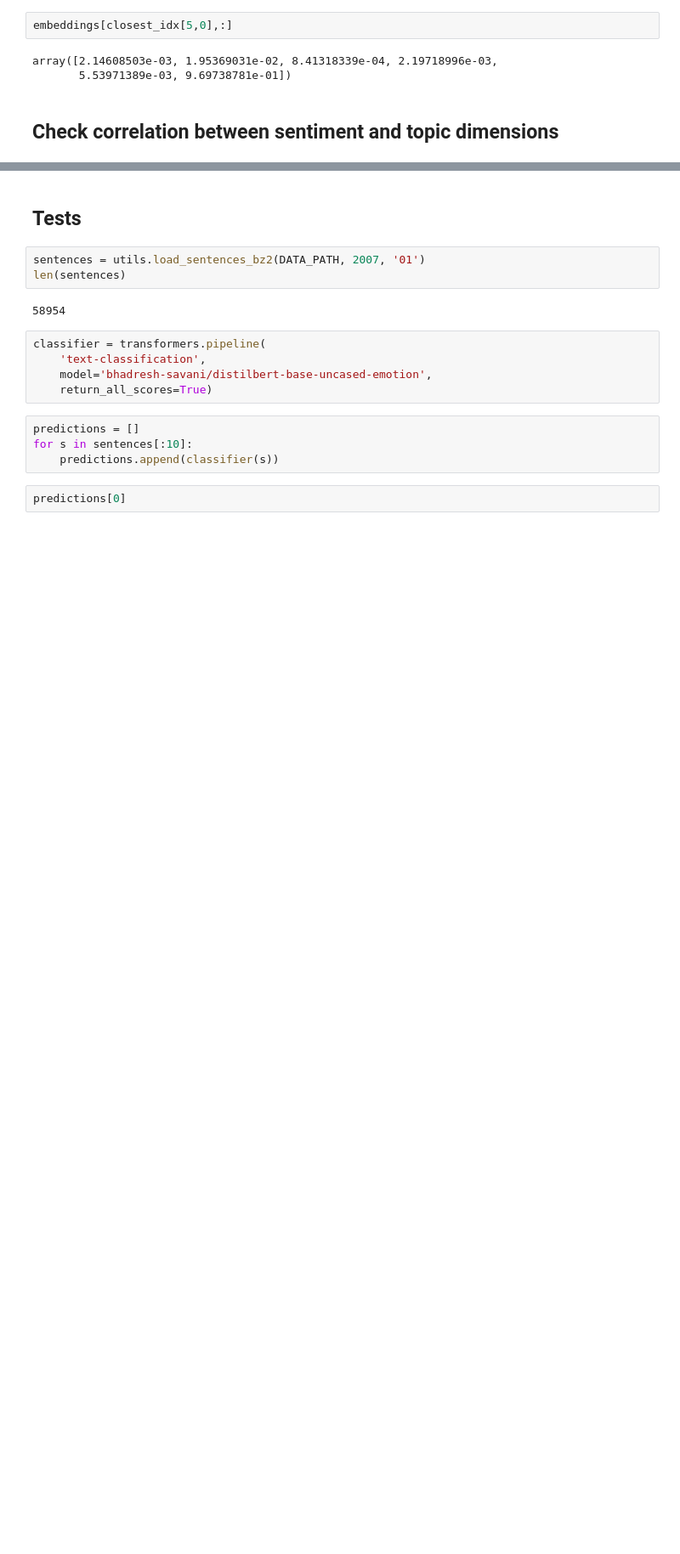
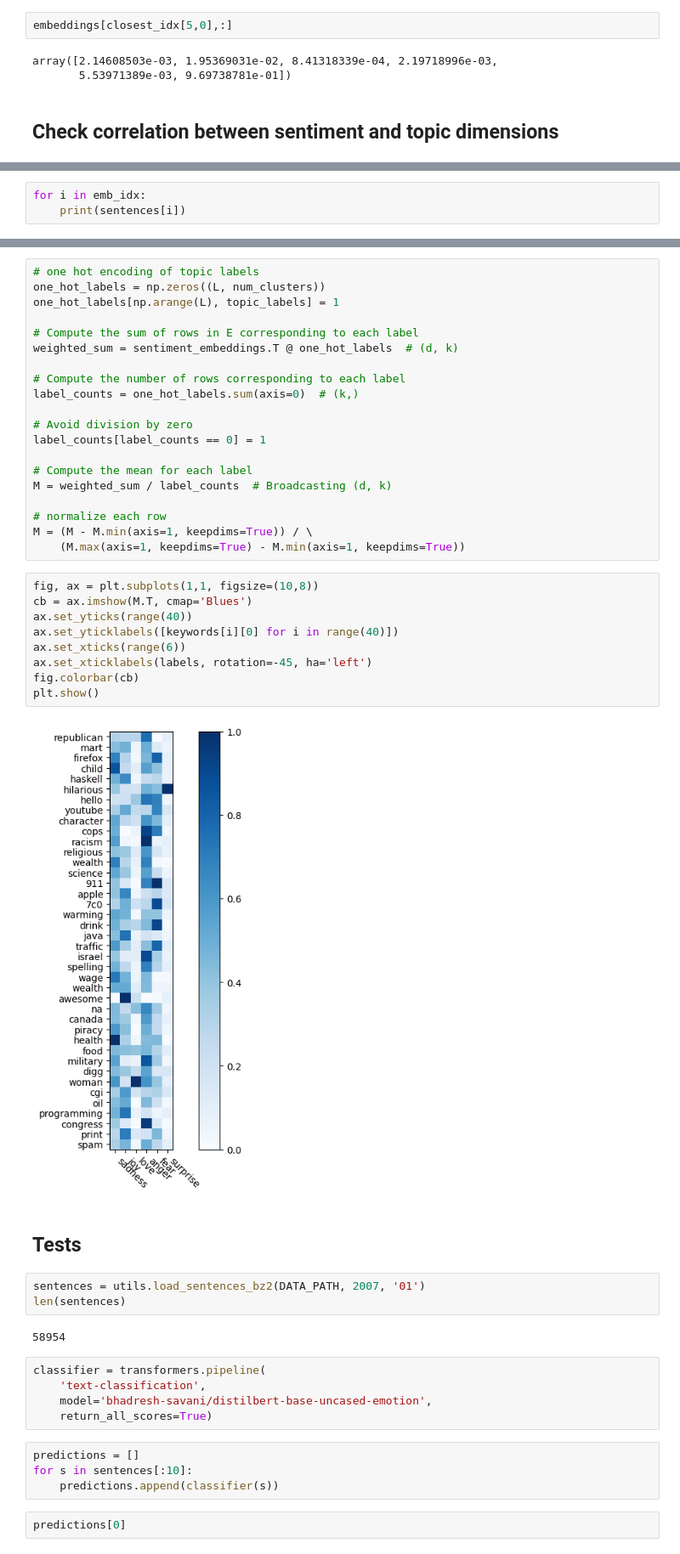
Before and after one commit to stmorse/reddit, a Jupyter notebook: analysis/sandbox3_nontopic.ipynb, the cells around one changed output, grey strips where cells are left out. Shown at 85% size. Drawn from its saved outputs; the diff is of its cells as text; blank space fills up the shorter version.

```diff
--- a/analysis/sandbox3_nontopic.ipynb
+++ b/analysis/sandbox3_nontopic.ipynb
@@ -250,0 +819,3 @@ array([2.14608503e-03, 1.95369031e-02, 8.41318339e-04, 2.19718996e-03,
+# %%
+for i in emb_idx:
+    print(sentences[i])
@@ -251,3 +840,34 @@ array([2.14608503e-03, 1.95369031e-02, 8.41318339e-04, 2.19718996e-03,
+# %%
+# one hot encoding of topic labels
+one_hot_labels = np.zeros((L, num_clusters))
+one_hot_labels[np.arange(L), topic_labels] = 1
+
+# Compute the sum of rows in E corresponding to each label
+weighted_sum = sentiment_embeddings.T @ one_hot_labels  # (d, k)
+
+# Compute the number of rows corresponding to each label
+label_counts = one_hot_labels.sum(axis=0)  # (k,)
+
+# Avoid division by zero
+label_counts[label_counts == 0] = 1
+
+# Compute the mean for each label
+M = weighted_sum / label_counts  # Broadcasting (d, k)
+
+# normalize each row
+M = (M - M.min(axis=1, keepdims=True)) / \
+    (M.max(axis=1, keepdims=True) - M.min(axis=1, keepdims=True))
+# %%
+fig, ax = plt.subplots(1,1, figsize=(10,8))
+cb = ax.imshow(M.T, cmap='Blues')
+ax.set_yticks(range(40))
+ax.set_yticklabels([keywords[i][0] for i in range(40)])
+ax.set_xticks(range(6))
+ax.set_xticklabels(labels, rotation=-45, ha='left')
+fig.colorbar(cb)
+plt.show()
+# %% [output]
+[figure, added]
 # %% [markdown]
 ## Tests
 # %%
```
Also changed, not shown: parts of 59 cells of this notebook, 4 other files.
